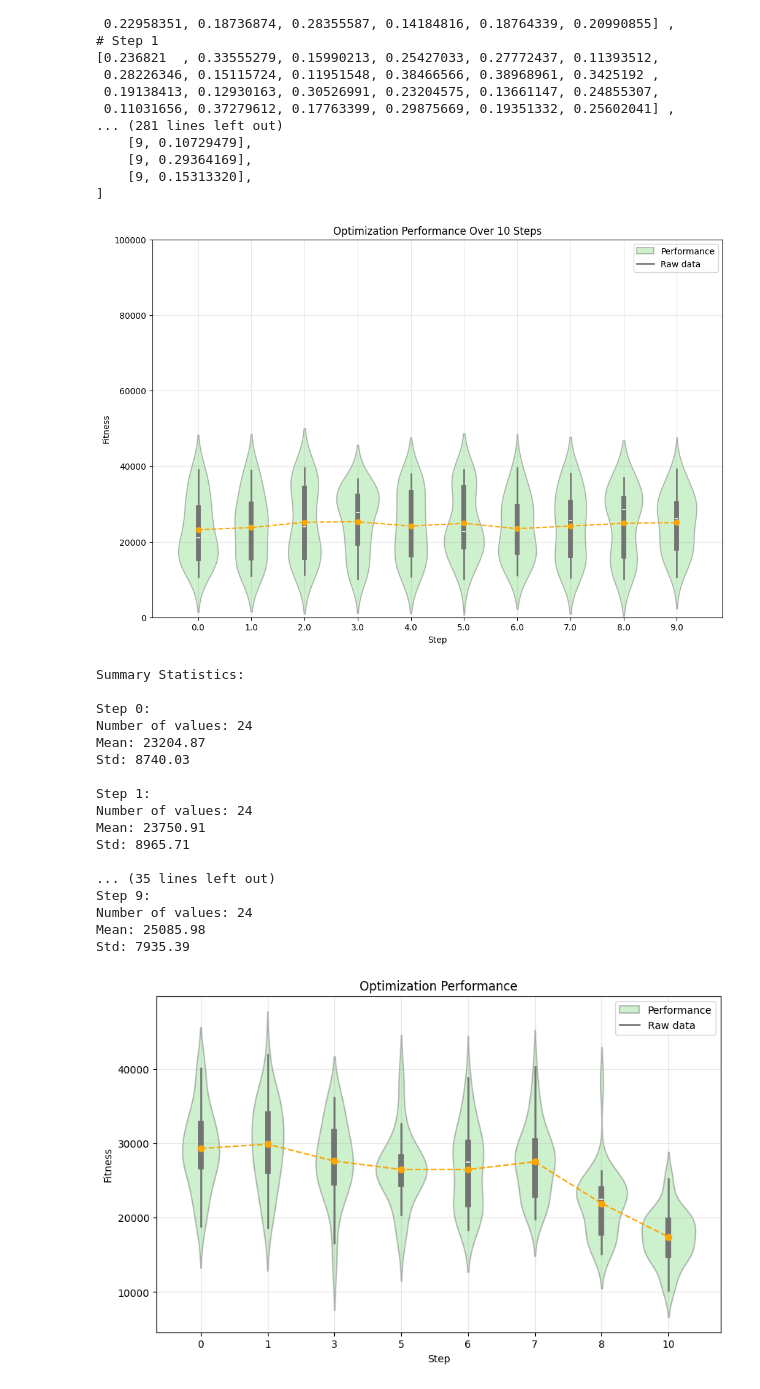
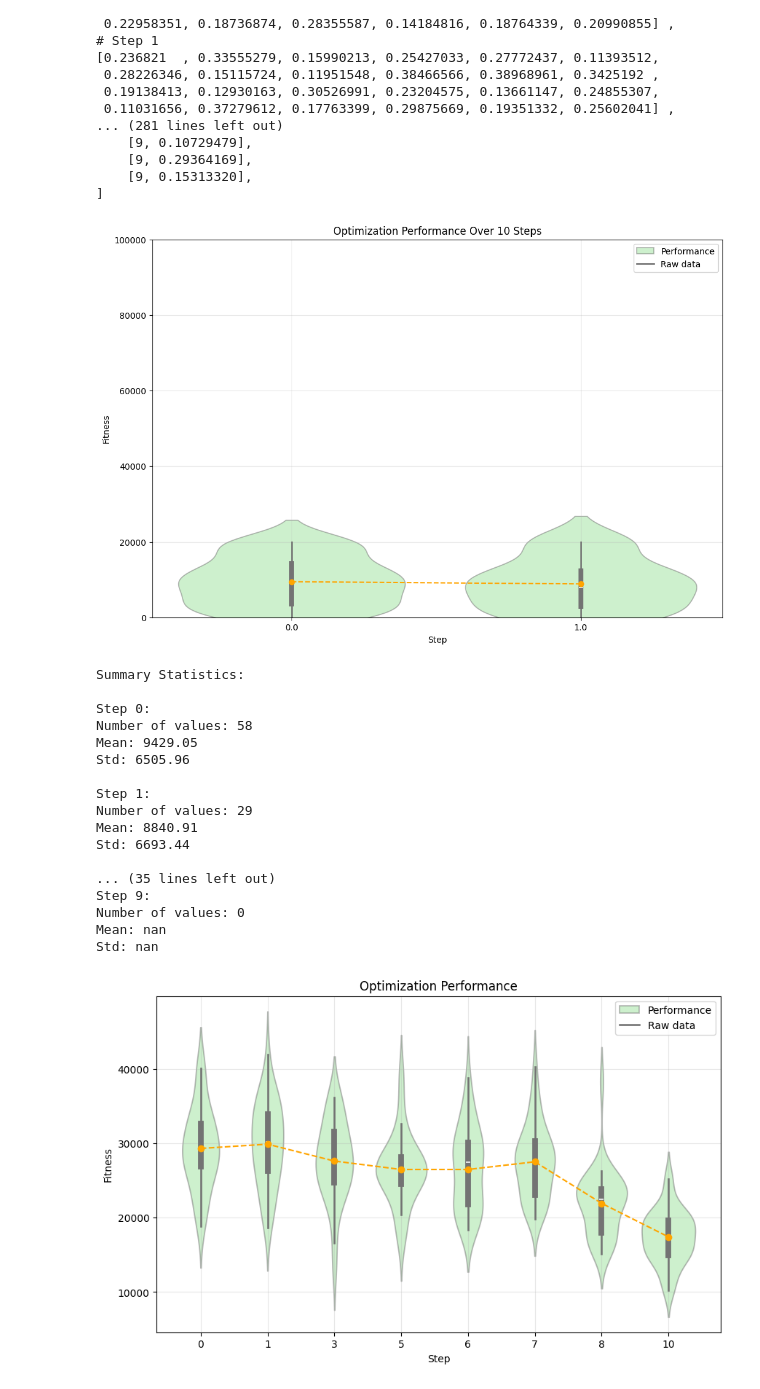
Before and after one commit to Valenriquez/llm-metaheuristics, a Jupyter notebook: experiments-custumhys/Graphs.ipynb, the cells around one changed output. Cells and saved outputs as stored; diff of their text form; code cells hidden in the pictures.

Commit message:
Adding more graphics, for the experiments

```diff
--- a/experiments-custumhys/Graphs.ipynb
+++ b/experiments-custumhys/Graphs.ipynb
@@ -1,6 +1,7 @@
 # %%
 
 import re
+
 hey = [1,3,4,5,6,5]
 data_list = {}
 f_best_values = []
@@ -17,15 +18,19 @@ with open("AckleyFitness.txt", 'r') as file:
         if not matches:
             continue
         if almost == 1:
-            f_best_values2.append(float(matches[0]))
-        f_best_values.append(float(matches[0]))
+            f_best_values.append([float(1), float(matches[0])])
+
+        f_best_values.append([float(0), float(matches[0])])
+
 print(almost)
 
 print("1", len(f_best_values))
 print('f_best values:', f_best_values)
-print('f_best values:', f_best_values2)
+print('f_best values2:', f_best_values2)
 
 f_best_values.extend(f_best_values2)
 print("2", len(f_best_values))
+#  Shape of passed values is (174, 1), indices imply (174, 2)
+print(f_best_values)
 # %% [output]
 1
@@ -89,11 +95,11 @@ import seaborn as sns
 import pandas as pd
 
 # Use the flat_data format (you can copy the data from above)
-flat_data = np.array(flat_data)
+flat_data = np.array(f_best_values)
 df = pd.DataFrame(flat_data, columns=['Step', 'Value'])
 
 # Scale up the values to match the original scale
-df['Value'] = df['Value'] * 100000
+df['Value'] = df['Value'] * 1000
 
 # Create the plot
 plt.figure(figsize=(12, 8))
@@ -102,51 +108,51 @@ plt.figure(figsize=(12, 8))
 sns.violinplot(data=df, x='Step', y='Value', color='lightgreen', alpha=0.5)
 
 # Add performance line
 performance_means = df.groupby('Step')['Value'].mean()
 plt.plot(range(len(performance_means)), performance_means, 'o--', color='orange', label='Performance')
 
 # Customize the plot
 plt.xlabel('Step')
 plt.ylabel('Fitness')
 plt.title('Optimization Performance Over 10 Steps')
 plt.legend(['Performance', 'Raw data'])
 
 # Add grid
 plt.grid(True, alpha=0.3)
 
 # Adjust y-axis limits
 plt.ylim(0, 100000)
 
 # Show plot
 plt.show()
 
 # Print summary statistics
 print("\nSummary Statistics:")
 for step in range(10):
     step_data = df[df['Step'] == step]['Value']
     print(f"\nStep {step}:")
     print(f"Number of values: {len(step_data)}")
     print(f"Mean: {step_data.mean():.2f}")
     print(f"Std: {step_data.std():.2f}")
 # %% [output]
-[figure, old version]
+[figure, new version]
 Summary Statistics:
 
 Step 0:
-Number of values: 24
-Mean: 23204.87
-Std: 8740.03
+Number of values: 58
+Mean: 9429.05
+Std: 6505.96
 
 Step 1:
-Number of values: 24
-Mean: 23750.91
-Std: 8965.71
+Number of values: 29
+Mean: 8840.91
+Std: 6693.44
 
 ... (35 lines left out)
 Step 9:
-Number of values: 24
-Mean: 25085.98
-Std: 7935.39
+Number of values: 0
+Mean: nan
+Std: nan
 # %%
 # First
 import numpy as np
```
Also changed, not shown: parts of 1 cell of this notebook.
